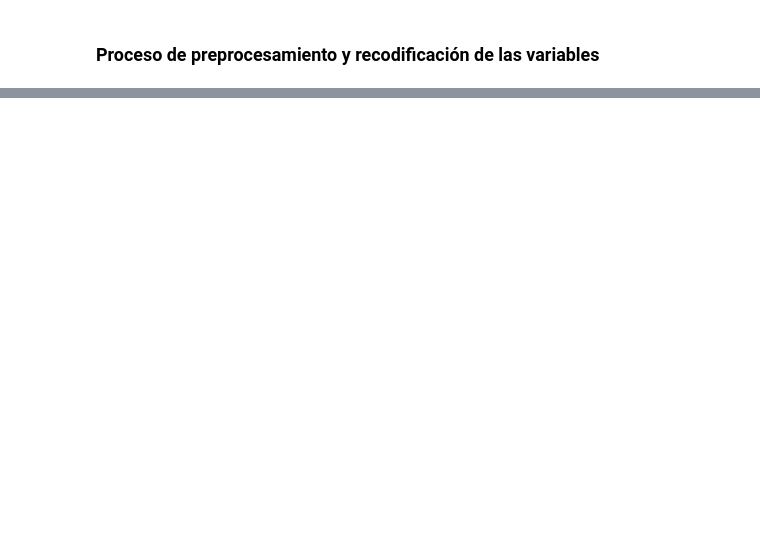
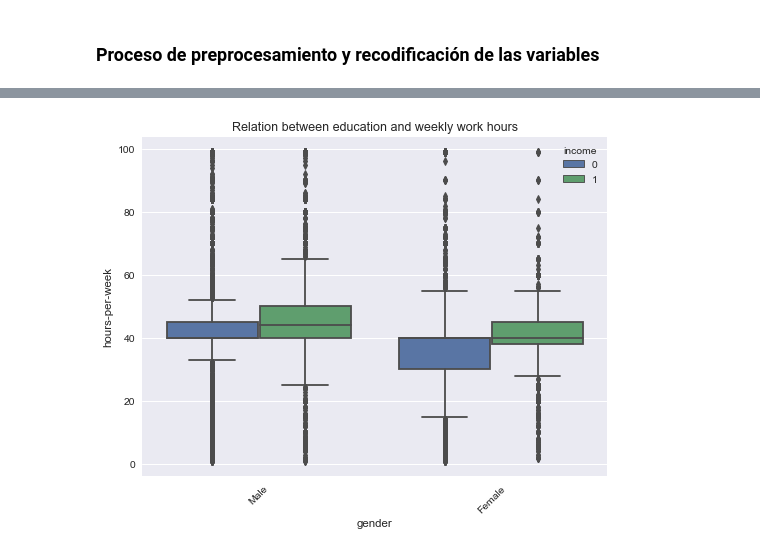
Before and after one commit to antosource/CursoDataScience, a Jupyter notebook: FundamentosDataScience/PruebaSalida/Hito2/Determinantes_del_ingreso.ipynb, the cells around one changed output, grey strips where cells are left out. Cells and saved outputs as stored; diff of their text form; code cells hidden in the pictures; blank space fills up the shorter version.

```diff
--- a/FundamentosDataScience/PruebaSalida/Hito2/Determinantes_del_ingreso.ipynb
+++ b/FundamentosDataScience/PruebaSalida/Hito2/Determinantes_del_ingreso.ipynb
@@ -69,0 +187,7 @@ df.describe().round(2)
+# %%
+sns.boxplot(x='gender', y='hours-per-week', hue='income', data=df)
+plt.title('Relation between education and weekly work hours')
+plt.xticks(rotation=45)
+plt.show()
+# %% [output]
+[figure, added]
```
Also changed, not shown: parts of 21 cells of this notebook, 3 other files.
